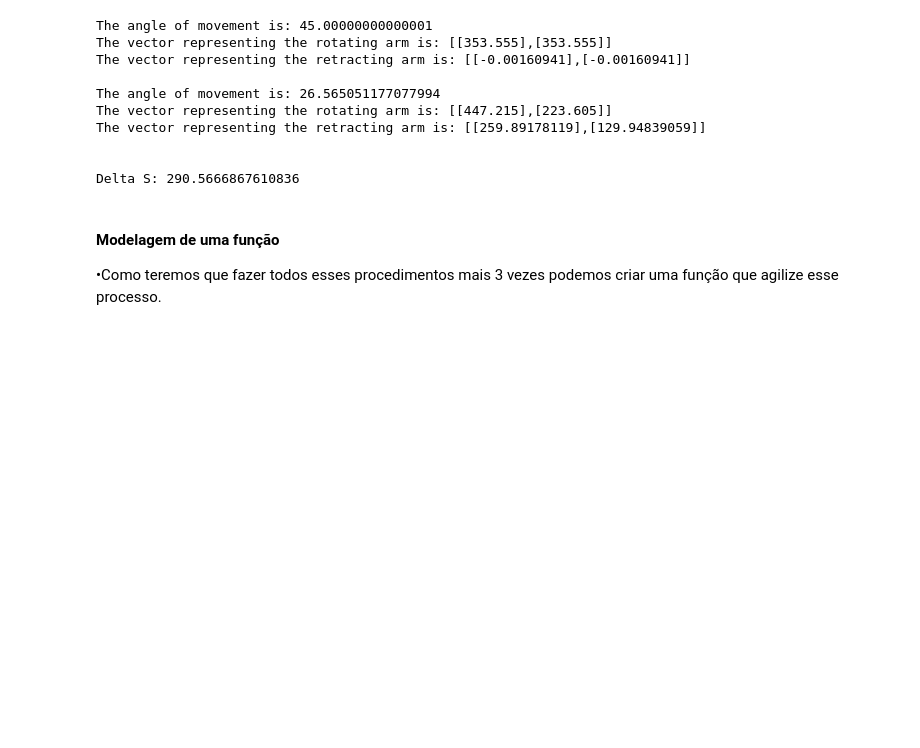
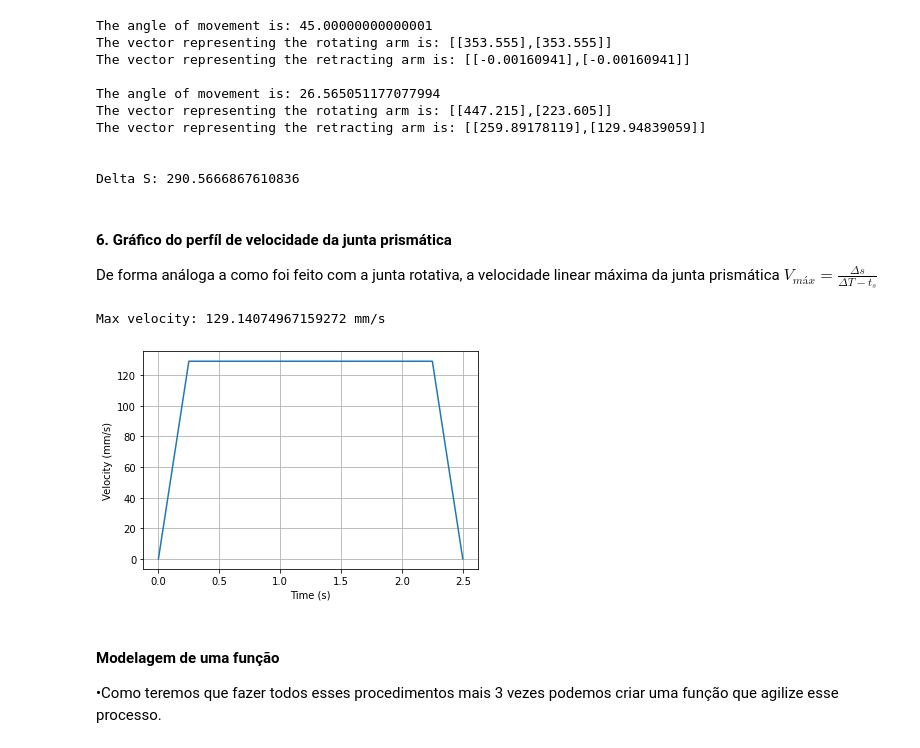
Before and after one commit to Pedro4064/ES101, a Jupyter notebook: ES101 - Robotic Arm/Braço Robótico.ipynb, the cells around one changed output. Drawn from its saved outputs; the diff is of its cells as text; code cells hidden in the pictures; blank space fills up the shorter version.

```diff
--- a/ES101 - Robotic Arm/Braço Robótico.ipynb
+++ b/ES101 - Robotic Arm/Braço Robótico.ipynb
@@ -468,6 +469,27 @@ The vector representing the retracting arm is: [[259.89178119],[129.94839059]]
 
 
 Delta S: 290.5666867610836
+# %% [markdown]
+#### 6. Gráfico do perfíl de velocidade da junta prismática
+
+De forma análoga a como foi feito com a junta rotativa, a velocidade linear máxima da junta prismática $V_{máx} = \frac{\Delta s}{\Delta T - t_{s}}$
+# %%
+# Calculate the max velocity
+max_velocity = (delta_s/(2.5 - 0.25))
+print('Max velocity:',max_velocity,'mm/s')
+
+# plot the trapezoidal profile
+x = [0, 0.25, 2.25, 2.5]
+y = [0, max_velocity, max_velocity, 0]
+
+plt.grid()
+plt.xlabel('Time (s)')
+plt.ylabel('Velocity (mm/s)')
+plt.plot(x,y)
+plt.show()
+# %% [output]
+Max velocity: 129.14074967159272 mm/s
+[figure, added]
 # %% [markdown]
 #### Modelagem de uma função
 •Como teremos que fazer todos esses procedimentos mais 3 vezes podemos criar uma função que agilize esse processo.
```
Also changed, not shown: parts of 5 cells of this notebook.
